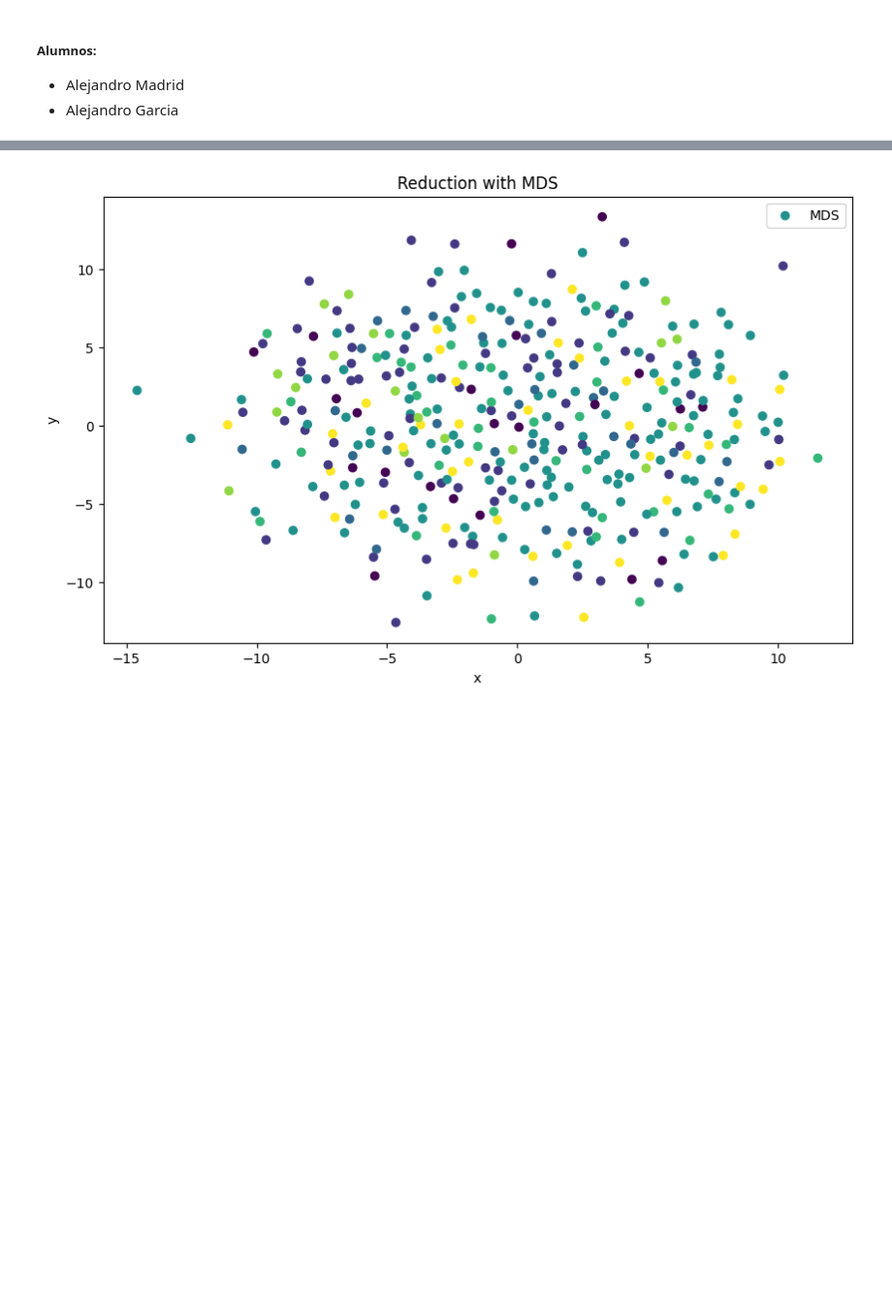
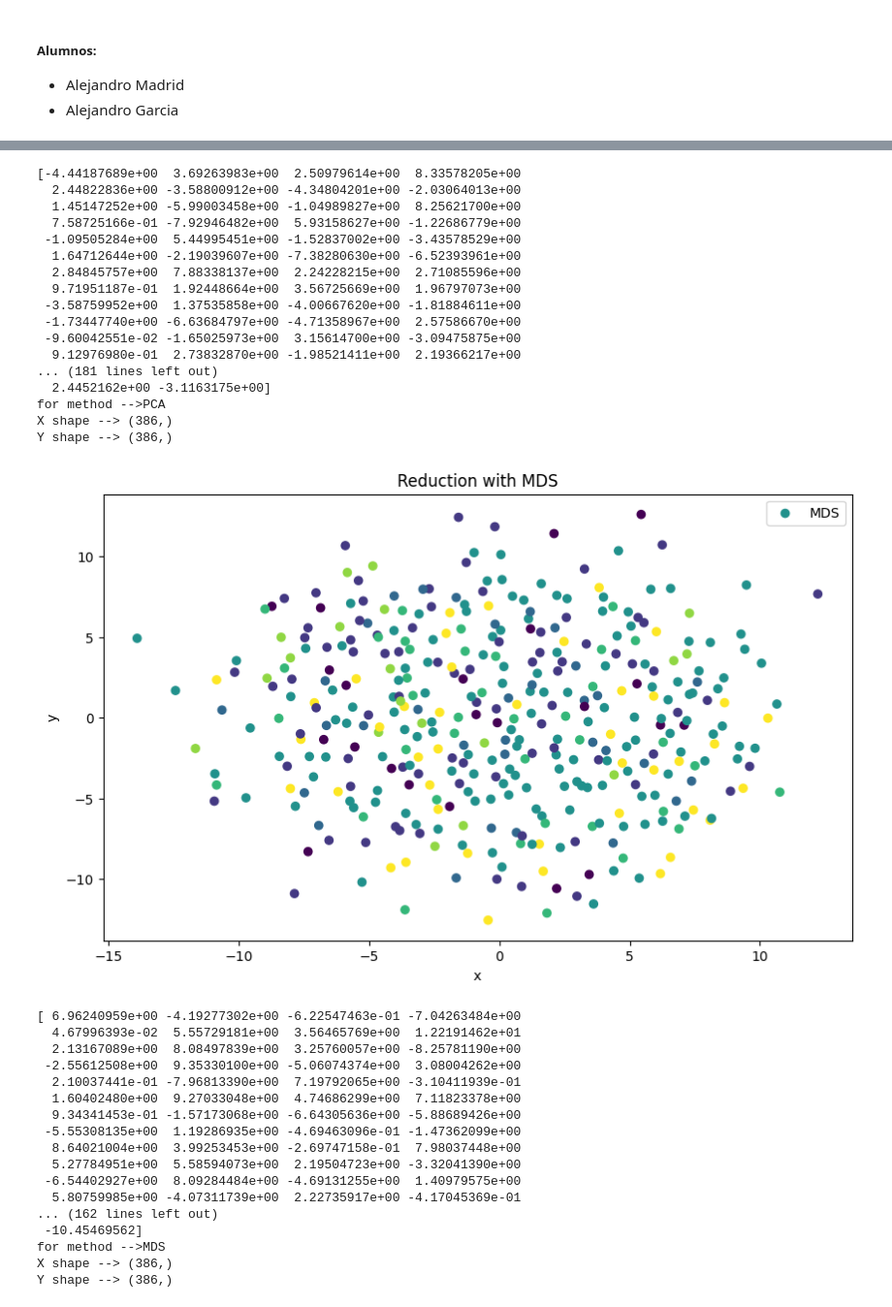
Before and after one commit to Alejandro-GDLF/DMandML, a Jupyter notebook: PrFinal/pr-final.ipynb, the cells around one changed output, grey strips where cells are left out. Shown at 97% size. Cells and saved outputs as stored; diff of their text form; code cells hidden in the pictures; blank space fills up the shorter version.

```diff
--- a/PrFinal/pr-final.ipynb
+++ b/PrFinal/pr-final.ipynb
@@ -61,14 +91,57 @@ for name, method in methods.items():
+# %%
+def plot_preprocessing(X_data, Y_data, labels, method_name):
+    plt.figure(figsize=(10,6))
+    plt.scatter(X_data, Y_data, c=labels, cmap='viridis', label=method_name)
+    plt.title(f'Reduction with {method_name}')
+    plt.xlabel('x')
+    plt.ylabel('y')
+    plt.legend()
+    plt.show()
+
+def print_data_preprocessing(X_data, Y_data, method_name):
+    print(X_data, '\n', Y_data, f'\nfor method -->{method_name}')
+    print(f'X shape --> {X_data.shape}')
+    print(f'Y shape --> {Y_data.shape}')
 # %%
 # Ahora graficamos los m'etodos de reducci'on
 for name, X_train_data in X_train_reduced.items():
-    plt.figure(figsize=(10,6))
-    plt.scatter(X_train_data[:,0], X_train_data[:,1], c=y_train, cmap='viridis', label=name)
-    plt.title(f'Reduction with {name}')
-    plt.xlabel('x')
-    plt.ylabel('y')
-    plt.legend()
-    plt.show()
+    plot_preprocessing(X_train_data[:,0], X_train_data[:,1], y_train, name)
+    print_data_preprocessing(X_train_data[:,0], X_train_data[:,1], name)
 # %% [output]
 [figure]
+[-4.44187689e+00  3.69263983e+00  2.50979614e+00  8.33578205e+00
+  2.44822836e+00 -3.58800912e+00 -4.34804201e+00 -2.03064013e+00
+  1.45147252e+00 -5.99003458e+00 -1.04989827e+00  8.25621700e+00
+  7.58725166e-01 -7.92946482e+00  5.93158627e+00 -1.22686779e+00
+ -1.09505284e+00  5.44995451e+00 -1.52837002e+00 -3.43578529e+00
+  1.64712644e+00 -2.19039607e+00 -7.38280630e+00 -6.52393961e+00
+  2.84845757e+00  7.88338137e+00  2.24228215e+00  2.71085596e+00
+  9.71951187e-01  1.92448664e+00  3.56725669e+00  1.96797073e+00
+ -3.58759952e+00  1.37535858e+00 -4.00667620e+00 -1.81884611e+00
+ -1.73447740e+00 -6.63684797e+00 -4.71358967e+00  2.57586670e+00
+ -9.60042551e-02 -1.65025973e+00  3.15614700e+00 -3.09475875e+00
+  9.12976980e-01  2.73832870e+00 -1.98521411e+00  2.19366217e+00
+... (181 lines left out)
+  2.4452162e+00 -3.1163175e+00]
+for method -->PCA
+X shape --> (386,)
+Y shape --> (386,)
-[figure, old version]
+[figure, new version]
+[ 6.96240959e+00 -4.19277302e+00 -6.22547463e-01 -7.04263484e+00
+  4.67996393e-02  5.55729181e+00  3.56465769e+00  1.22191462e+01
+  2.13167089e+00  8.08497839e+00  3.25760057e+00 -8.25781190e+00
+ -2.55612508e+00  9.35330100e+00 -5.06074374e+00  3.08004262e+00
+  2.10037441e-01 -7.96813390e+00  7.19792065e+00 -3.10411939e-01
+  1.60402480e+00  9.27033048e+00  4.74686299e+00  7.11823378e+00
+  9.34341453e-01 -1.57173068e+00 -6.64305636e+00 -5.88689426e+00
+ -5.55308135e+00  1.19286935e+00 -4.69463096e-01 -1.47362099e+00
+  8.64021004e+00  3.99253453e+00 -2.69747158e-01  7.98037448e+00
+  5.27784951e+00  5.58594073e+00  2.19504723e+00 -3.32041390e+00
+ -6.54402927e+00  8.09284484e+00 -4.69131255e+00  1.40979575e+00
+  5.80759985e+00 -4.07311739e+00  2.22735917e+00 -4.17045369e-01
+... (162 lines left out)
+ -10.45469562]
+for method -->MDS
+X shape --> (386,)
+Y shape --> (386,)
 [figure]
```
Also changed, not shown: parts of 5 cells of this notebook, 1 other file.
